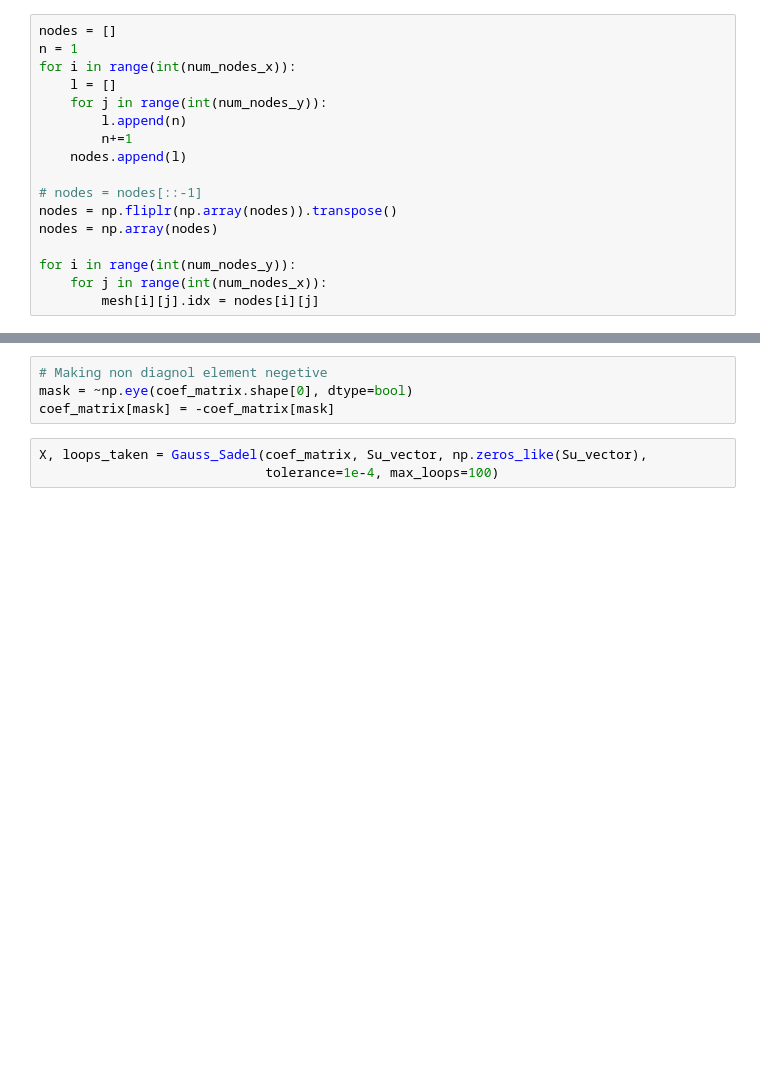
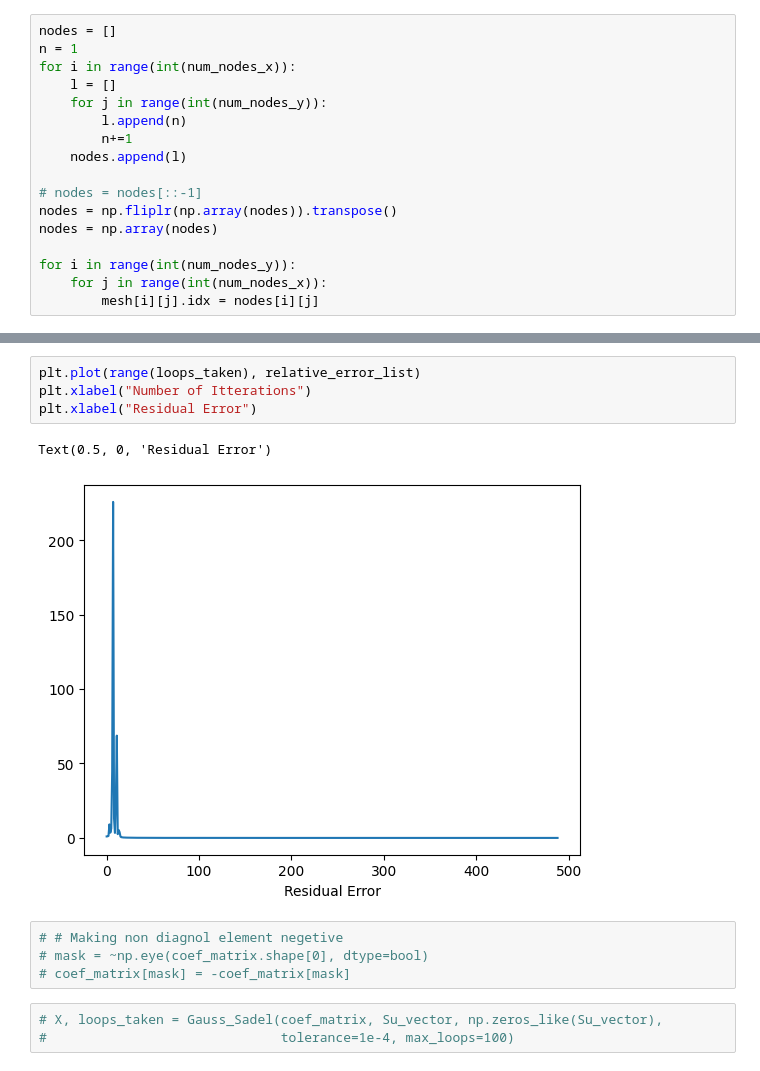
Before and after one commit to Mafaz03/Computational-Fluid-Dynamics, a Jupyter notebook: Assignment_2/2D_Diffusion.ipynb, the cells around one changed output, grey strips where cells are left out. Cells and saved outputs as stored; diff of their text form; blank space fills up the shorter version.

```diff
--- a/Assignment_2/2D_Diffusion.ipynb
+++ b/Assignment_2/2D_Diffusion.ipynb
@@ -352,10 +390,17 @@ for node_idx in range(num_nodes_x * num_nodes_y):
+# %%
+plt.plot(range(loops_taken), relative_error_list)
+plt.xlabel("Number of Itterations")
+plt.xlabel("Residual Error")
+# %% [output]
+Text(0.5, 0, 'Residual Error')
+[figure, added]
 # %%
-# Making non diagnol element negetive
-mask = ~np.eye(coef_matrix.shape[0], dtype=bool)
-coef_matrix[mask] = -coef_matrix[mask]
+# # Making non diagnol element negetive
+# mask = ~np.eye(coef_matrix.shape[0], dtype=bool)
+# coef_matrix[mask] = -coef_matrix[mask]
 # %%
-X, loops_taken = Gauss_Sadel(coef_matrix, Su_vector, np.zeros_like(Su_vector),
-                             tolerance=1e-4, max_loops=100)
+# X, loops_taken = Gauss_Sadel(coef_matrix, Su_vector, np.zeros_like(Su_vector),
+#                              tolerance=1e-4, max_loops=100)
 # %%
 # Reshape for 5×5 grid
 X_grid = X.reshape(num_nodes_x, num_nodes_y).transpose()
```
Also changed, not shown: parts of 6 cells of this notebook, 2 other files.
